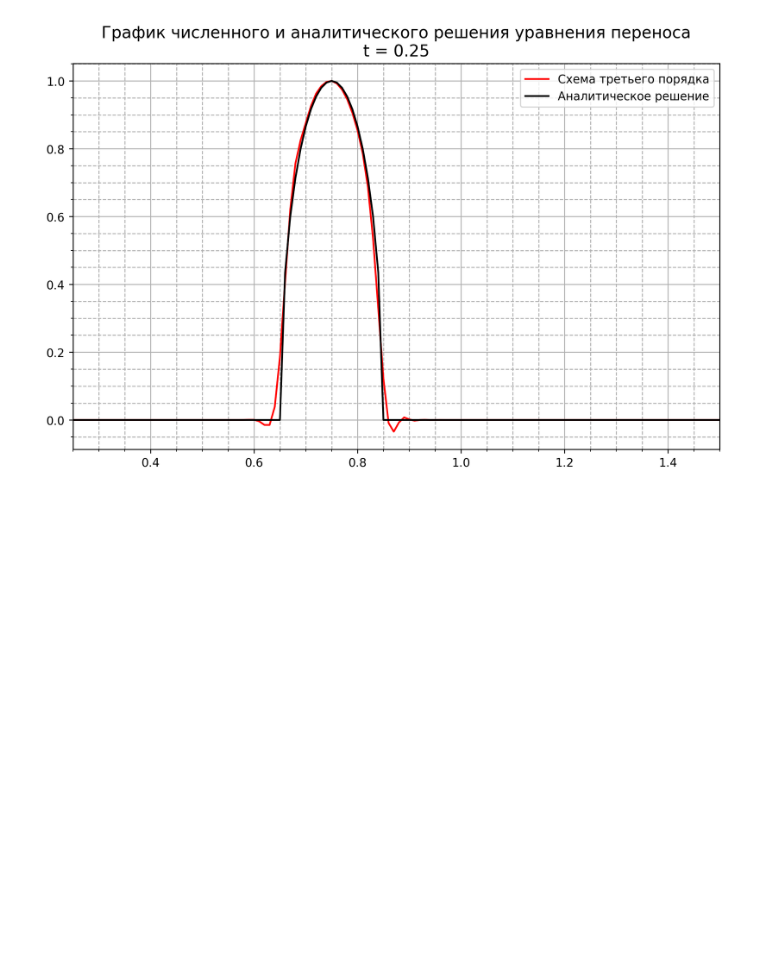
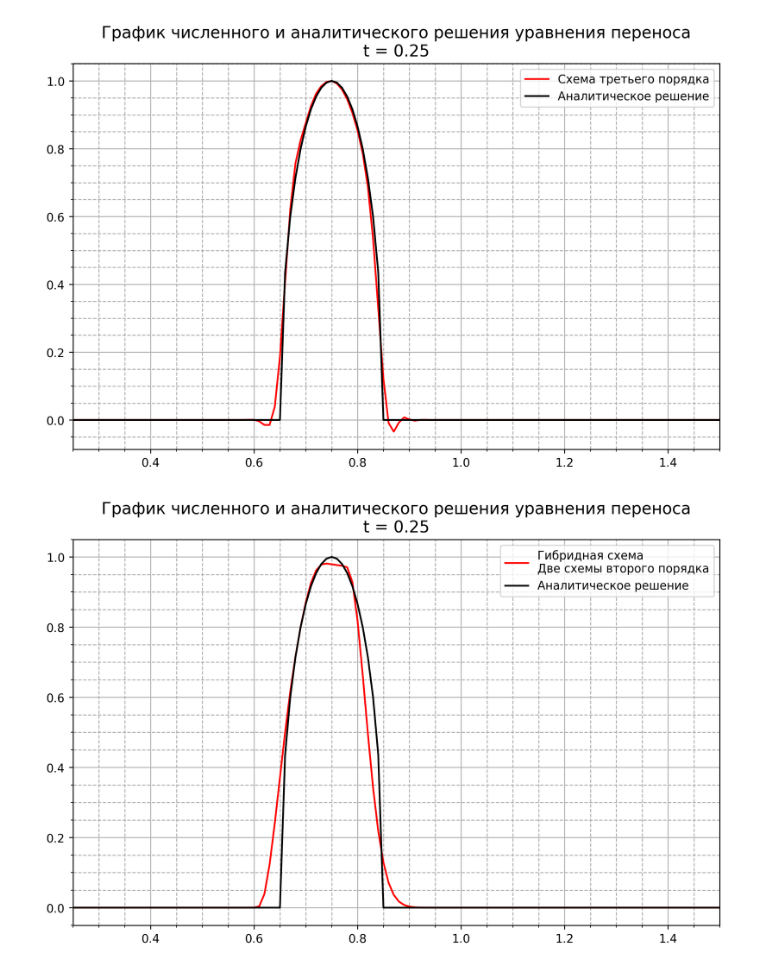
Before and after one commit to kekoveca/NonLinearProcesses, a Jupyter notebook: 1-transfer/simple_schemes.ipynb, the cells around one changed output. Saved outputs shown, nothing was run; the diff lists cells and outputs as text; code cells hidden in the pictures; blank space fills up the shorter version.

```diff
--- a/1-transfer/simple_schemes.ipynb
+++ b/1-transfer/simple_schemes.ipynb
@@ -31,7 +31,7 @@ def u_analyt(r, t):
     return phi(r - c*t)
 
 def vanLeerCriterion(u1, u2, u):
-    return np.min(u1, u2) <= u and np.max(u1, u2) >= u
+    return np.min((u1, u2)) <= u and np.max((u1, u2)) >= u
 
 def solveTransfer(coeffs, plot_title, plot_comm, r_min = 0.0, r_max = 2.0, I = 200, CFL = 0.25, alt_coeffs_1 = np.zeros(4), alt_coeffs_2 = np.zeros(4)):
     h = (r_max - r_min) / I
@@ -137,3 +139,22 @@ solveTransfer([a1, a2, a3, a4], '3_ord_right', 'Схема третьего по
 print()
 # %% [output]
 [figure]
+# %%
+a1 = 27. / 30
+a2 = 1. / 6
+a3 = 0
+a4 = -1. / 15
+
+coeffs = np.array([a1, a2, a3, a4])
+
+a1 = 0.5
+a2 = -0.5
+a3 = 1
+a4 = 0
+
+alt_coeffs = np.array([a1, a2, a3, a4])
+
+solveTransfer(coeffs, 'hybr_two_2_ord', 'Гибридная схема\nДве схемы второго порядка', alt_coeffs_1= alt_coeffs)
+print()
+# %% [output]
+[figure, added]
```
Also changed, not shown: parts of 3 cells of this notebook, 3 other files.
